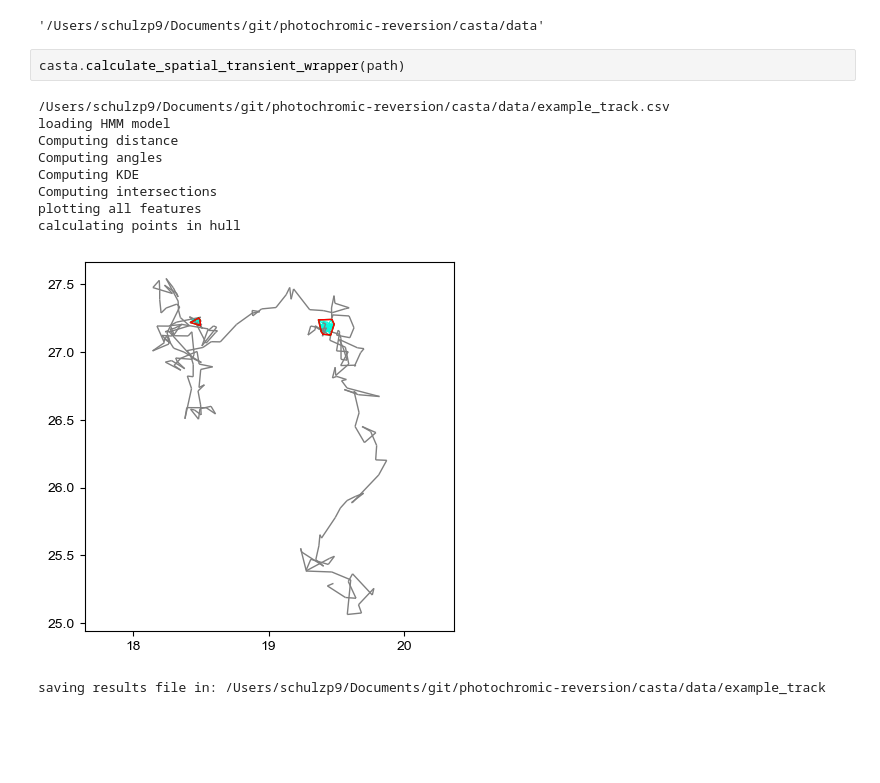
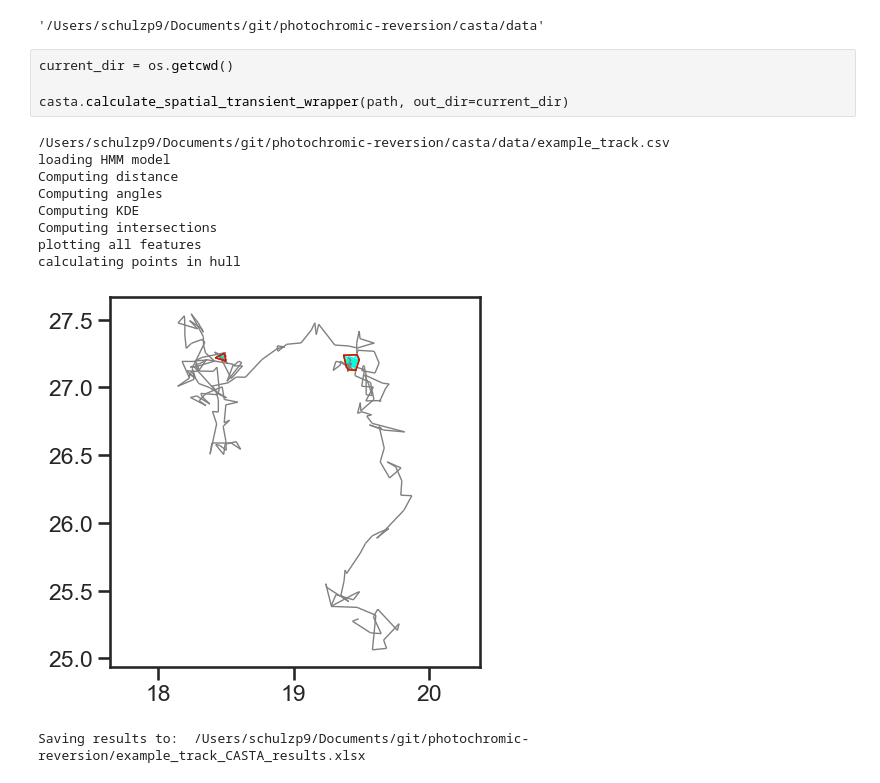
Before and after one commit to NanoSignalingLab/photochromic-reversion, a Jupyter notebook: test.ipynb, the cells around one changed output. Saved outputs shown, nothing was run; the diff lists cells and outputs as text; blank space fills up the shorter version.

```diff
--- a/test.ipynb
+++ b/test.ipynb
@@ -23,15 +24,17 @@ path
 # %% [output]
 '/Users/schulzp9/Documents/git/photochromic-reversion/casta/data'
 # %%
-casta.calculate_spatial_transient_wrapper(path)
+current_dir = os.getcwd()
+
+casta.calculate_spatial_transient_wrapper(path, out_dir=current_dir)
 # %% [output]
 /Users/schulzp9/Documents/git/photochromic-reversion/casta/data/example_track.csv
 loading HMM model
 Computing distance
 Computing angles
 Computing KDE
 Computing intersections
 plotting all features
 calculating points in hull
-[figure, old version]
+[figure, new version]
-saving results file in: /Users/schulzp9/Documents/git/photochromic-reversion/casta/data/example_track
+Saving results to:  /Users/schulzp9/Documents/git/photochromic-reversion/example_track_CASTA_results.xlsx
```
Also changed, not shown: parts of 1 cell of this notebook, 5 other files.
